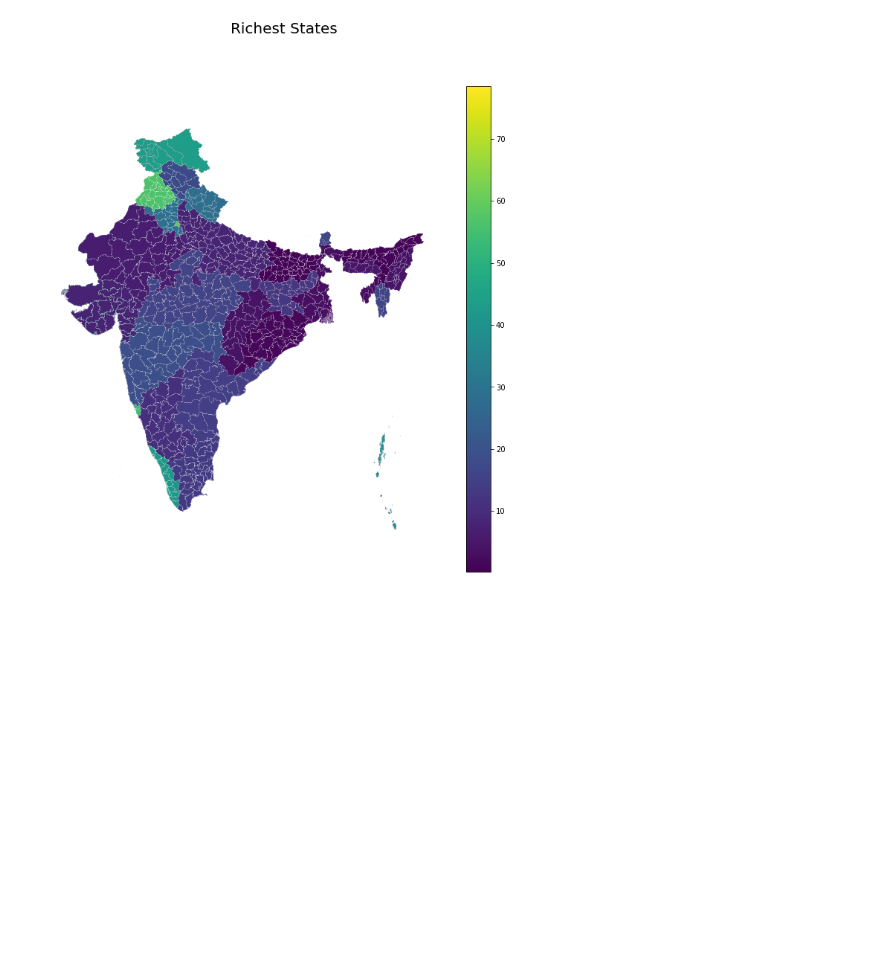
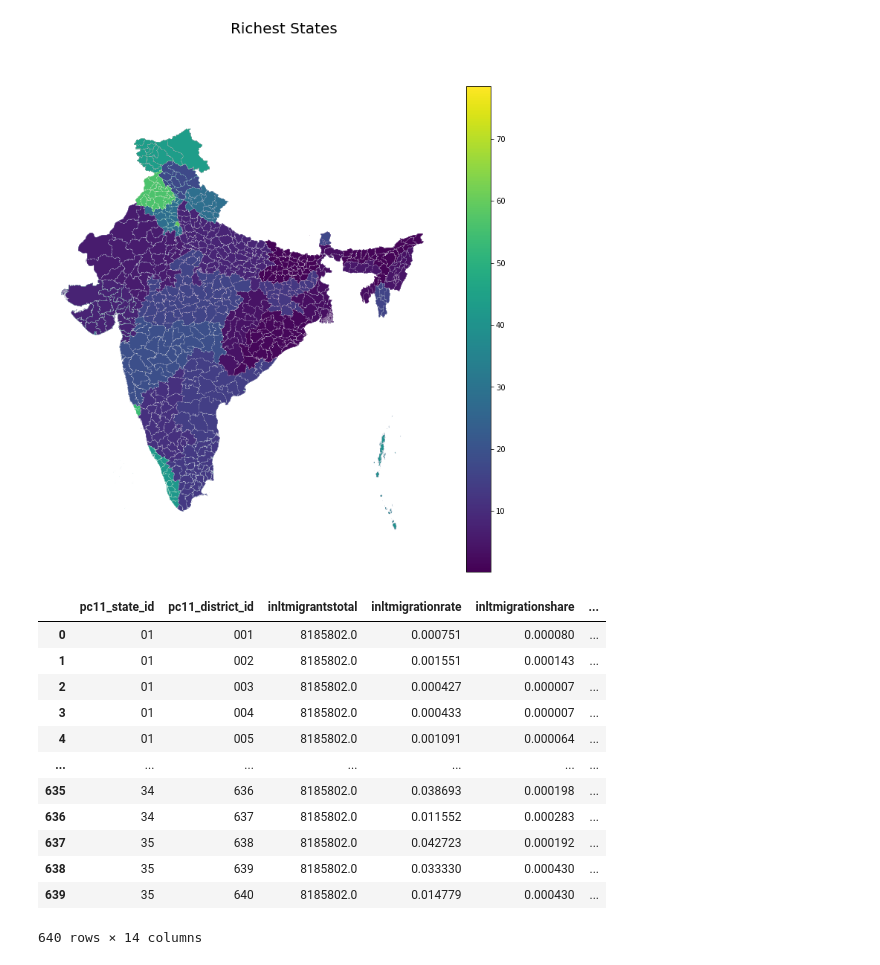
Before and after one commit to lekhanam12/datascience, a Jupyter notebook: map_cleaned.ipynb, the cells around one changed output. Cells and saved outputs as stored; diff of their text form; code cells hidden in the pictures; blank space fills up the shorter version.

```diff
--- a/map_cleaned.ipynb
+++ b/map_cleaned.ipynb
@@ -99,0 +120,18 @@ plt.show()
+# %%
+migration_df = pd.read_stata('data/district_migration_pc11.dta')
+# %%
+migration_df
+# %% [output]
+|  | pc11_state_id | pc11_district_id | inltmigrantstotal | inltmigrationrate | inltmigrationshare | ... |
+| 0 | 01 | 001 | 8185802.0 | 0.000751 | 0.000080 | ... |
+| 1 | 01 | 002 | 8185802.0 | 0.001551 | 0.000143 | ... |
+| 2 | 01 | 003 | 8185802.0 | 0.000427 | 0.000007 | ... |
+| 3 | 01 | 004 | 8185802.0 | 0.000433 | 0.000007 | ... |
+| 4 | 01 | 005 | 8185802.0 | 0.001091 | 0.000064 | ... |
+| ... | ... | ... | ... | ... | ... | ... |
+| 635 | 34 | 636 | 8185802.0 | 0.038693 | 0.000198 | ... |
+| 636 | 34 | 637 | 8185802.0 | 0.011552 | 0.000283 | ... |
+| 637 | 35 | 638 | 8185802.0 | 0.042723 | 0.000192 | ... |
+| 638 | 35 | 639 | 8185802.0 | 0.033330 | 0.000430 | ... |
+| 639 | 35 | 640 | 8185802.0 | 0.014779 | 0.000430 | ... |
+640 rows × 14 columns
```
Also changed, not shown: parts of 7 cells of this notebook, 5 other files.
